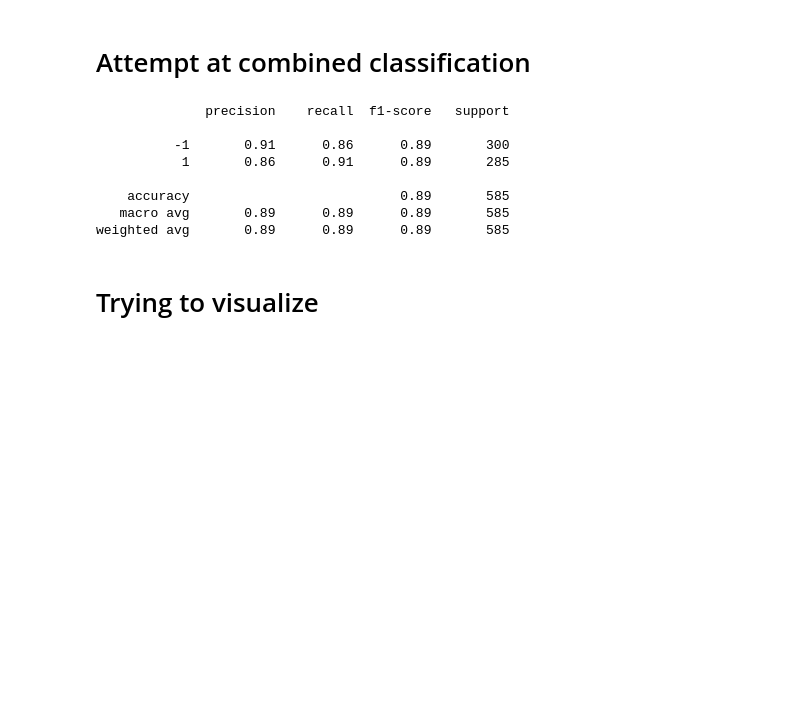
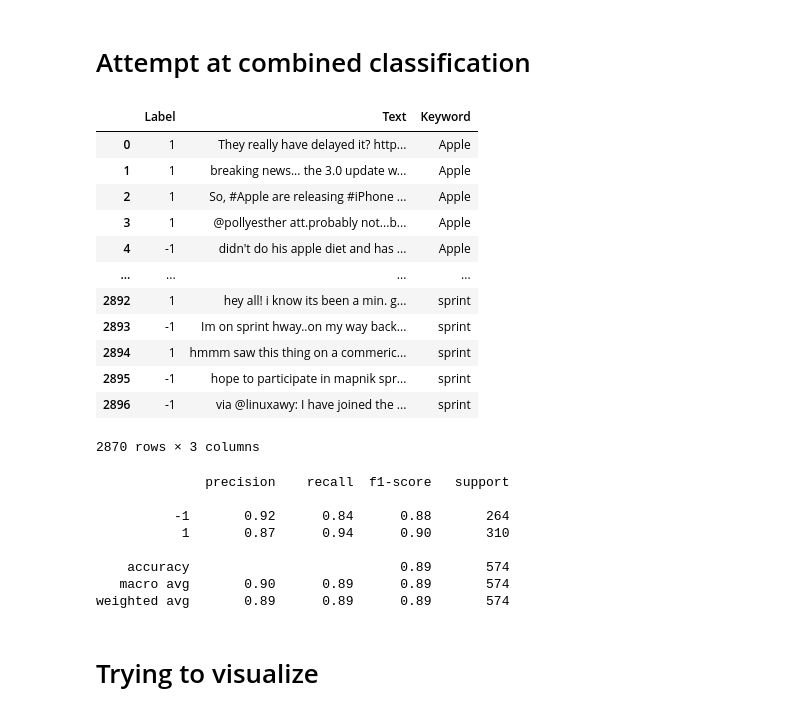
Before and after one commit to hemanth-nakshatri/Keyword-Relevance-Classification-via-Context-Analysis, a Jupyter notebook: 839-data-process.ipynb, the cells around one changed output. Saved outputs shown, nothing was run; the diff lists cells and outputs as text; code cells hidden in the pictures; blank space fills up the shorter version.

Commit message:
Add equi_weighted sampling for 'Apple'

```diff
--- a/839-data-process.ipynb
+++ b/839-data-process.ipynb
@@ -142,28 +142,58 @@ weighted avg       0.85      0.85      0.85       480
 # %% [markdown]
 # Attempt at combined classification
+# %%
+def extract_balanced_sample(df, num_samples=500):
+    positive_samples = df[df['Label'] == 1]
+    negative_samples = df[df['Label'] == -1]
+
+    positive_samples = positive_samples.sample(min(len(positive_samples), num_samples//2), random_state=42)
+    negative_samples = negative_samples.sample(min(len(negative_samples), num_samples//2), random_state=42)
+
+    # Concatenate the sampled positive and negative samples
+    balanced_df = pd.concat([positive_samples, negative_samples])
+
+    # Shuffle the DataFrame
+    balanced_df = balanced_df.sample(frac=1)#, random_state=42)
+    return balanced_df
 # %%
 df1 = pd.read_excel('./Data/apple_tweets_devin_labeled.xlsx')
 df2 = pd.read_excel('./Data/apple_tweets_hemanth_labeled.xlsx')
 df3 = pd.read_excel('./Data/apple_tweets_nico_labeled.xlsx')
 
 # Assign random -1/+1
 df4 = pd.read_excel('./Data/filtered_tweets_dove_sprint_spirit_delta.xlsx')
+df4 = extract_balanced_sample(df4, num_samples=500)
 
 df = pd.concat([df1, df2, df3], ignore_index=True)
 
 df['Text'] = df['Text'].fillna('').astype(str)
 df = df[df.apply(check_keyword_occurrences, axis=1)]
 
 df["Keyword"] = "Apple"
 df = pd.concat([df, df4], ignore_index=True)
 
 
 # List of compaanies you want to perform classification on
 entities = ['Apple', 'dove', 'sprint', 'spirit', 'delta']
 
 # Select only the rows with the specified companies in the 'Keyword' column
 df = df[df['Keyword'].isin(entities)]
 df = df[df['Label'] != 0]
+df
+# %% [output]
+|  | Label | Text | Keyword |
+| 0 | 1 | They really have delayed it? http... | Apple |
+| 1 | 1 | breaking news... the 3.0 update w... | Apple |
+| 2 | 1 | So, #Apple are releasing #iPhone ... | Apple |
+| 3 | 1 | @pollyesther att.probably not...b... | Apple |
+| 4 | -1 | didn't do his apple diet and has ... | Apple |
+| ... | ... | ... | ... |
+| 2892 | 1 | hey all! i know its been a min. g... | sprint |
+| 2893 | -1 | Im on sprint hway..on my way back... | sprint |
+| 2894 | 1 | hmmm saw this thing on a commeric... | sprint |
+| 2895 | -1 | hope to participate in mapnik spr... | sprint |
+| 2896 | -1 | via @linuxawy: I have joined the ... | sprint |
+2870 rows × 3 columns
 # %%
 import pandas as pd
 import numpy as np
@@ -220,12 +250,12 @@ print(classification_report(y_test, y_pred))
 # %% [output]
               precision    recall  f1-score   support
 
-          -1       0.91      0.86      0.89       300
-           1       0.86      0.91      0.89       285
+          -1       0.92      0.84      0.88       264
+           1       0.87      0.94      0.90       310
 
-    accuracy                           0.89       585
-   macro avg       0.89      0.89      0.89       585
-weighted avg       0.89      0.89      0.89       585
+    accuracy                           0.89       574
+   macro avg       0.90      0.89      0.89       574
+weighted avg       0.89      0.89      0.89       574
 # %% [markdown]
 # Trying to visualize
 # %%
```
Also changed, not shown: parts of 1 cell of this notebook.
